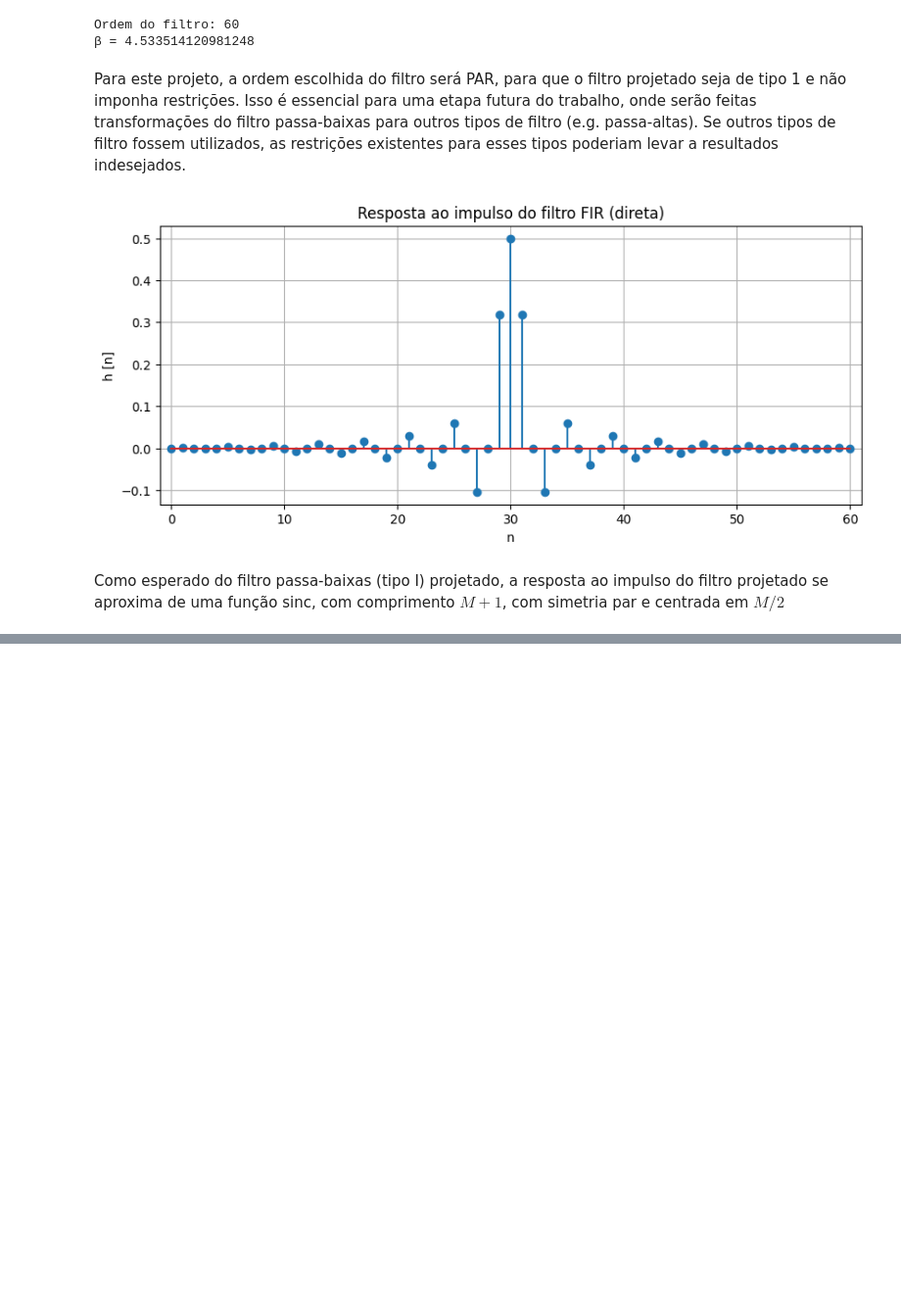
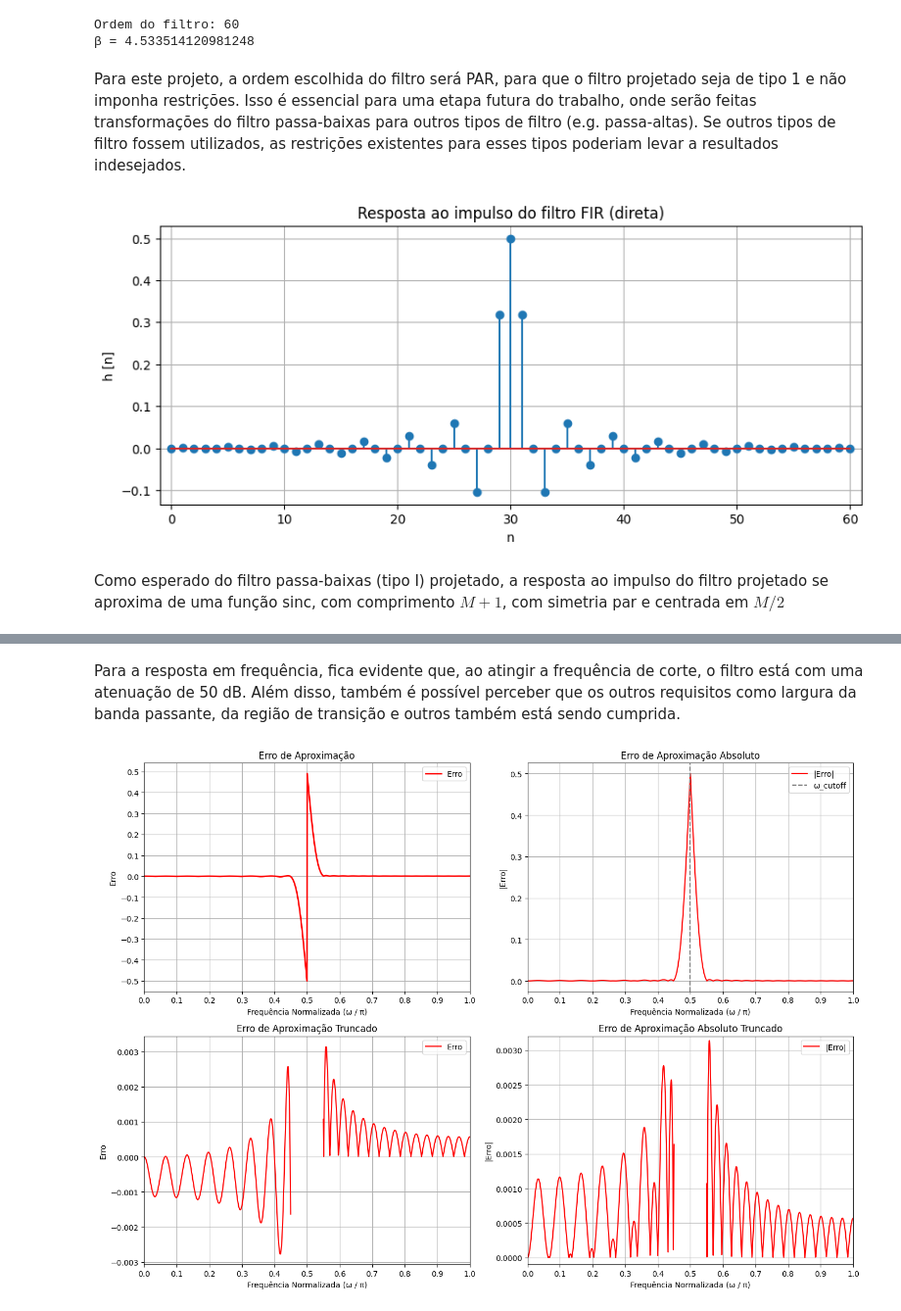
Before and after one commit to miguelmota2301/Butterworth-Bilinear-Filter, a Jupyter notebook: AVA_PDS_RodrigoFreitas_MiguelFeliciano.ipynb, the cells around one changed output, grey strips where cells are left out. Shown at 98% size. Cells and saved outputs as stored; diff of their text form; code cells hidden in the pictures; blank space fills up the shorter version.

```diff
--- a/AVA_PDS_RodrigoFreitas_MiguelFeliciano.ipynb
+++ b/AVA_PDS_RodrigoFreitas_MiguelFeliciano.ipynb
@@ -148,0 +173,66 @@ plt.show()
+# %% [markdown]
+Para a resposta em frequência, fica evidente que, ao atingir a frequência de corte, o filtro está com uma atenuação de 50 dB. Além disso, também é possível perceber que os outros requisitos como largura da banda passante, da região de transição e outros também está sendo cumprida.
+# %%
+# Erro de aproximação = H(ω) - LPF(ω)
+erro = fir_direct_mag - lpf_ideal
+
+# Erro de aproximação absoluto = |H(ω) - LPF(ω)|
+erro_abs = abs(fir_direct_mag - lpf_ideal)
+
+# Arrays de bools para truncar a resposta na faixa de transição
+truncate_pass = omega_direct_norm <= w_pass / pi
+truncate_stop = omega_direct_norm >= w_stop / pi
+
+fig, axes = plt.subplots(2, 2, figsize=(14, 10))
+axes = axes.flatten()  # Transforma a matriz 2x2 em um vetor de 4 elementos
+
+# Gráfico 1: Erro de aproximação
+axes[0].plot(omega_direct_norm, erro, color='red', linewidth=2, label='Erro')
+axes[0].set_title('Erro de Aproximação')
+axes[0].set_xlabel('Frequência Normalizada (ω / π)')
+axes[0].set_ylabel('Erro')
+axes[0].set_xticks(arange(0, 1.1, 0.1))
+axes[0].set_yticks(arange(-0.5, 0.6, 0.1))
+axes[0].set_xlim(0, 1.0)
+axes[0].grid(True)
+axes[0].legend()
+
+# Gráfico 2: Erro absoluto de aproximação
+axes[1].plot(omega_direct_norm, erro_abs, color='red', linewidth=1.5, label='|Erro|')
+axes[1].axvline(w_cutoff / pi, color='grey', linestyle='--', label='ω_cutoff')
+axes[1].set_title('Erro de Aproximação Absoluto')
+axes[1].set_xlabel('Frequência Normalizada (ω / π)')
+axes[1].set_ylabel('|Erro|')
+axes[1].set_xticks(arange(0, 1.1, 0.1))
+axes[1].set_xlim(0, 1.0)
+axes[1].grid(True)
+axes[1].legend()
+
+# Gráfico 3: Erro de aproximação sem o pico para melhor visualização
+axes[2].plot(omega_direct_norm[truncate_pass], erro[truncate_pass], color='red', linewidth=1.5, label='Erro')
+axes[2].plot(omega_direct_norm[truncate_stop], erro[truncate_stop], color='red', linewidth=1.5)
+axes[2].set_title('Erro de Aproximação Truncado')
+axes[2].set_xlabel('Frequência Normalizada (ω / π)')
+axes[2].set_ylabel('Erro')
+axes[2].set_xlim(0, 1.0)
+axes[3].set_ylim(-0.0032, 0.0032)
+axes[2].set_xticks(arange(0, 1.1, 0.1))
+axes[2].grid(True)
+axes[2].legend()
+
+# Gráfico 4:  Erro de aproximação absoluto sem o pico para melhor visualização
+axes[3].plot(omega_direct_norm[truncate_pass], erro_abs[truncate_pass], color='red', linewidth=1.5, label='|Erro|')
+axes[3].plot(omega_direct_norm[truncate_stop], erro_abs[truncate_stop], color='red', linewidth=1.5)
+axes[3].set_title('Erro de Aproximação Absoluto Truncado')
+axes[3].set_xlabel('Frequência Normalizada (ω / π)')
+axes[3].set_ylabel('|Erro|')
+axes[3].set_xlim(0, 1.0)
+axes[3].set_ylim(-0.0001, 0.0032)
+axes[3].set_xticks(arange(0, 1.1, 0.1))
+axes[3].grid(True)
+axes[3].legend()
+
+plt.tight_layout()
+plt.show()
+# %% [output]
+[figure, added]
```
Also changed, not shown: parts of 14 cells of this notebook.
